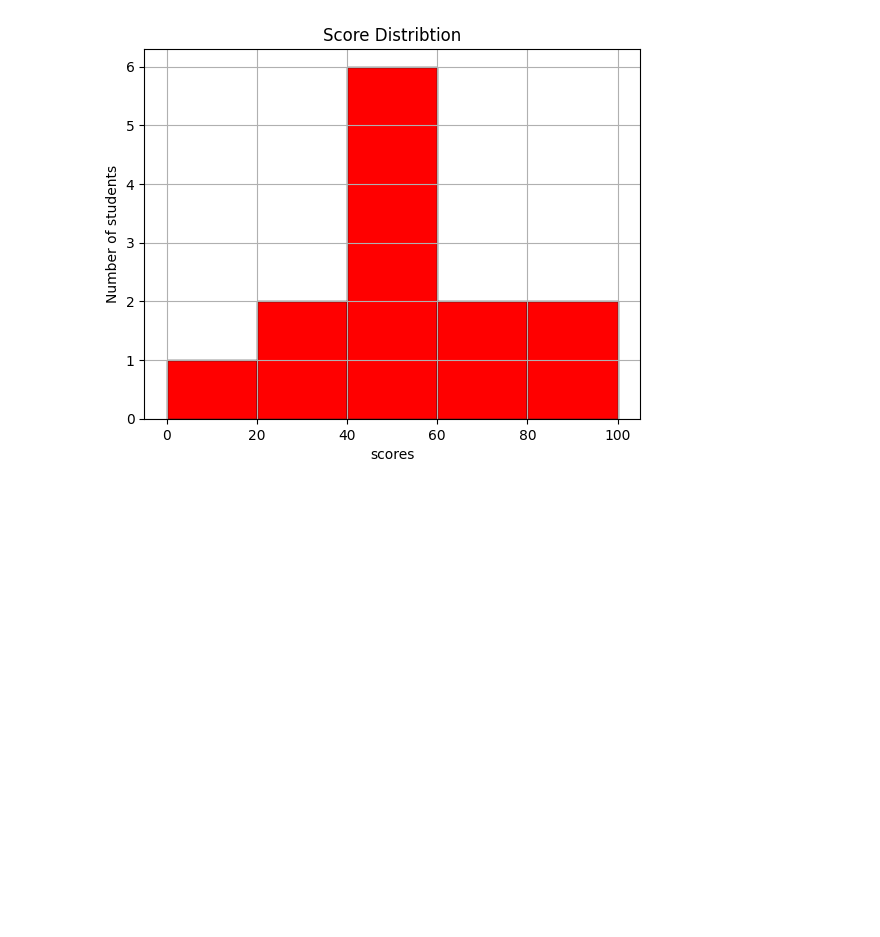
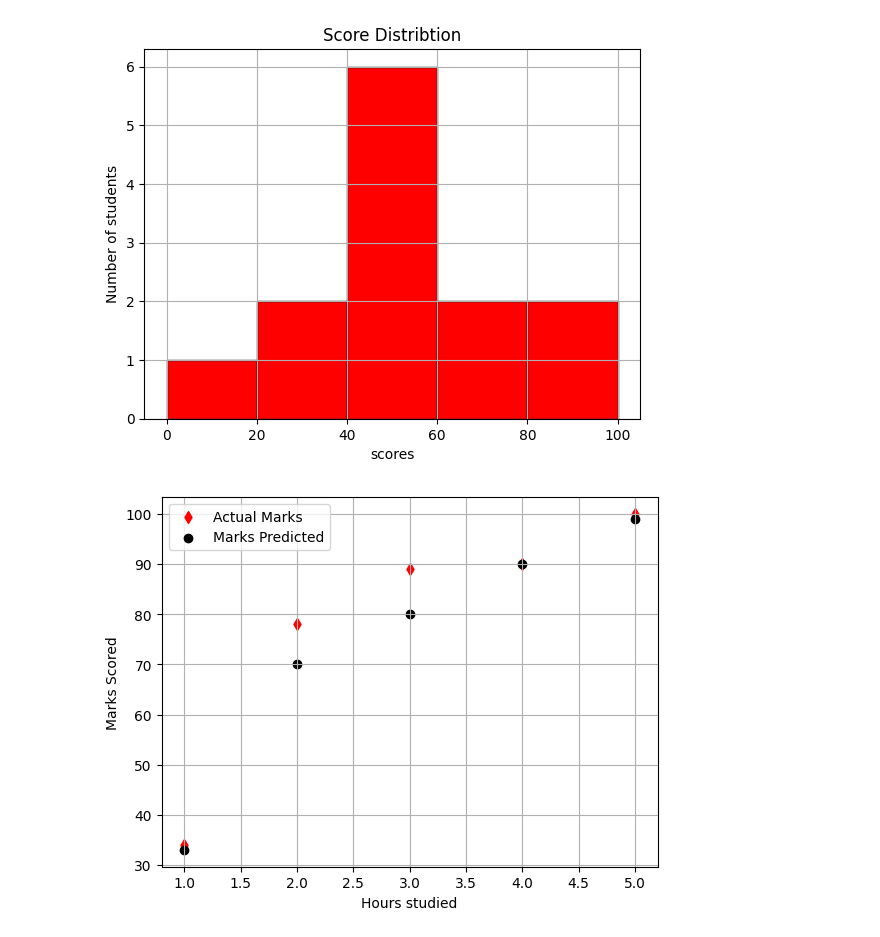
Before and after one commit to sky-shiva/data_viz, a Jupyter notebook: phase0.ipynb, the cells around one changed output. Saved outputs shown, nothing was run; the diff lists cells and outputs as text; code cells hidden in the pictures; blank space fills up the shorter version.

```diff
--- a/phase0.ipynb
+++ b/phase0.ipynb
@@ -63,3 +63,16 @@ plt.grid()
 plt.show()
 # %% [output]
 [figure]
+# %%
+hours_studied=[1,2,3,4,5]
+marks_scored=[34,78,89,90,100]
+marks_pred=[33,70,80,90,99]
+plt.scatter(hours_studied,marks_scored,color='red',marker='d',label='Actual Marks')
+plt.scatter(hours_studied,marks_pred,color='black',marker='o',label='Marks Predicted')
+plt.xlabel('Hours studied')
+plt.ylabel('Marks Scored')
+plt.legend()
+plt.grid()
+plt.show()
+# %% [output]
+[figure, added]
```
Also changed, not shown: 4 other files.
